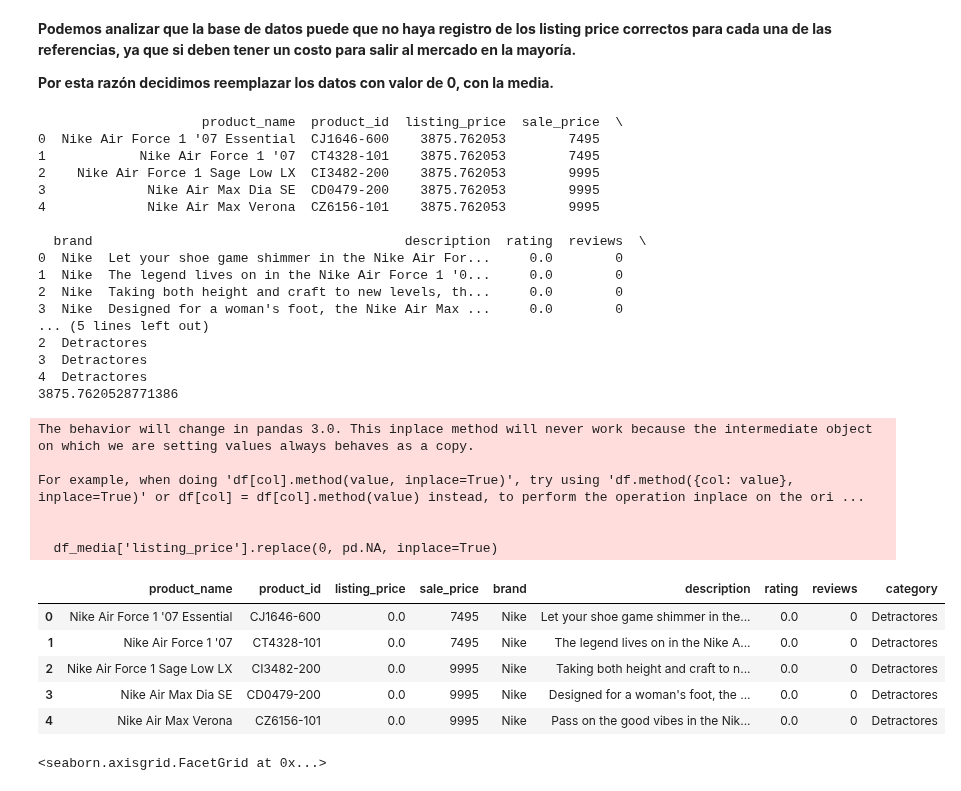
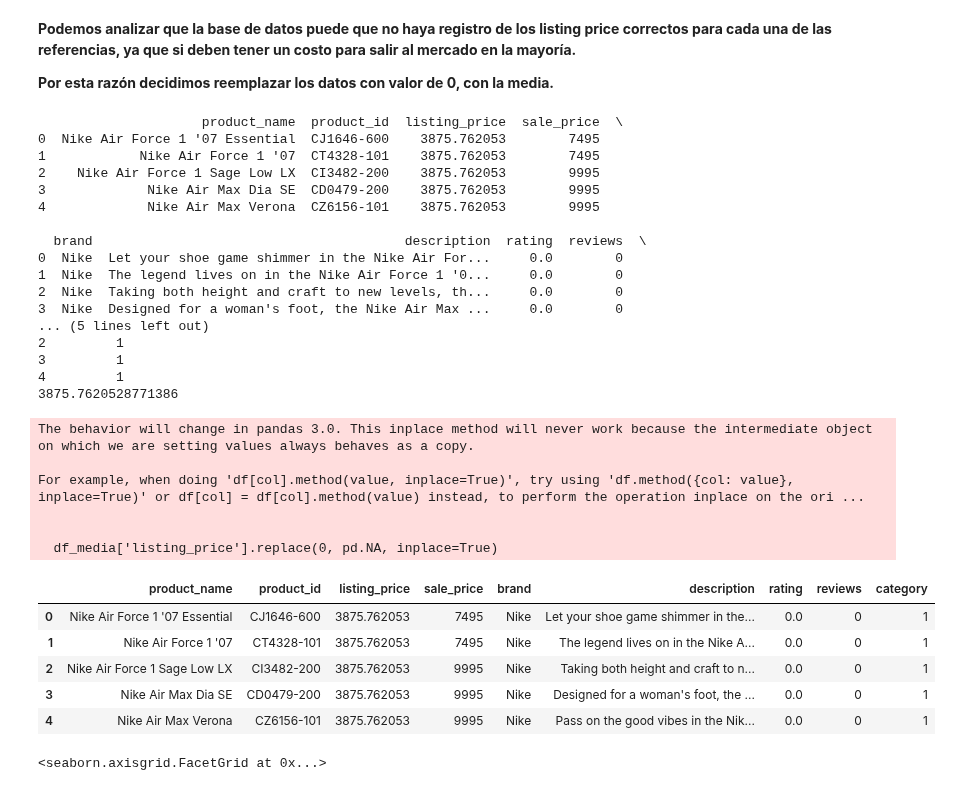
Before and after one commit to pau1ag/caso1, a Jupyter notebook: solucion_caso.ipynb, the cells around one changed output. Cells and saved outputs as stored; diff of their text form; code cells hidden in the pictures.

```diff
--- a/solucion_caso.ipynb
+++ b/solucion_caso.ipynb
@@ -207,17 +216,8 @@ Name: count, dtype: int64
 # %%
-leyendas = {1: 'Detractores', 2: 'Neutros', 3: 'Promotores'}
-
-# Reemplazar valores numéricos con leyendas
-df['category'] = df['category'].map(leyendas)
-
-# Graficar el gráfico de torta de la columna de categorización
+# Graficar el gráfico de pie de la columna "category" con etiquetas personalizadas
 plt.figure(figsize=(8, 8))
-df['category'].value_counts().plot(kind='pie', autopct='%1.1f%%', startangle=140)
-plt.title('Distribución de Categorización')
-plt.axis('equal')  # Equal aspect ratio ensures that pie is drawn as a circle.
-
-# Agregar leyenda personalizada
-
+df['category'].replace({1: 'Detractores', 2: 'Neutros', 3: 'Promotores'}).value_counts().plot(kind='pie', autopct='%1.1f%%', startangle=140)
+plt.title('Distribución de Categorías')
 
 # Mostrar el gráfico
 plt.show()
@@ -235,7 +235,7 @@ df_media = df.copy()
 df_media['listing_price'].replace(0, pd.NA, inplace=True)
 
 # Calcular la media de la columna "listing_price" excluyendo los valores NaN
-mediana_listing_price = df['listing_price'].mean()
+media_listing_price = df['listing_price'].mean()
 
 # Imputar los valores faltantes en la columna "listing_price" con la media calculada
 df_media['listing_price'].fillna(mediana_listing_price, inplace=True)
@@ -243,7 +243,7 @@ df_media['listing_price'].fillna(mediana_listing_price, inplace=True)
 # Imprimir las primeras filas del DataFrame con valores imputados
 print(df_media.head())
 
-print(mediana_listing_price)
+print(media_listing_price)
 # %% [output]
                      product_name  product_id  listing_price  sale_price  \
 0  Nike Air Force 1 '07 Essential  CJ1646-600    3875.762053        7495
@@ -258,9 +258,9 @@ print(mediana_listing_price)
 2  Nike  Taking both height and craft to new levels, th...     0.0        0
 3  Nike  Designed for a woman's foot, the Nike Air Max ...     0.0        0
 ... (5 lines left out)
-2  Detractores
-3  Detractores
-4  Detractores
+2         1
+3         1
+4         1
 3875.7620528771386
 The behavior will change in pandas 3.0. This inplace method will never work because the intermediate object on which we are setting values always behaves as a copy.
 
@@ -269,14 +269,14 @@ For example, when doing 'df[col].method(value, inplace=True)', try using 'df.met
 
   df_media['listing_price'].replace(0, pd.NA, inplace=True)
 # %%
-df_mediana.head()
+df_media.head()
 # %% [output]
 |  | product_name | product_id | listing_price | sale_price | brand | description | rating | reviews | category |
-| 0 | Nike Air Force 1 '07 Essential | CJ1646-600 | 0.0 | 7495 | Nike | Let your shoe game shimmer in the... | 0.0 | 0 | Detractores |
-| 1 | Nike Air Force 1 '07 | CT4328-101 | 0.0 | 7495 | Nike | The legend lives on in the Nike A... | 0.0 | 0 | Detractores |
-| 2 | Nike Air Force 1 Sage Low LX | CI3482-200 | 0.0 | 9995 | Nike | Taking both height and craft to n... | 0.0 | 0 | Detractores |
-| 3 | Nike Air Max Dia SE | CD0479-200 | 0.0 | 9995 | Nike | Designed for a woman's foot, the ... | 0.0 | 0 | Detractores |
-| 4 | Nike Air Max Verona | CZ6156-101 | 0.0 | 9995 | Nike | Pass on the good vibes in the Nik... | 0.0 | 0 | Detractores |
+| 0 | Nike Air Force 1 '07 Essential | CJ1646-600 | 3875.762053 | 7495 | Nike | Let your shoe game shimmer in the... | 0.0 | 0 | 1 |
+| 1 | Nike Air Force 1 '07 | CT4328-101 | 3875.762053 | 7495 | Nike | The legend lives on in the Nike A... | 0.0 | 0 | 1 |
+| 2 | Nike Air Force 1 Sage Low LX | CI3482-200 | 3875.762053 | 9995 | Nike | Taking both height and craft to n... | 0.0 | 0 | 1 |
+| 3 | Nike Air Max Dia SE | CD0479-200 | 3875.762053 | 9995 | Nike | Designed for a woman's foot, the ... | 0.0 | 0 | 1 |
+| 4 | Nike Air Max Verona | CZ6156-101 | 3875.762053 | 9995 | Nike | Pass on the good vibes in the Nik... | 0.0 | 0 | 1 |
 # %%
 sns.displot(data=df_media, x="listing_price", kde=True)
 # %% [output]
```
Also changed, not shown: parts of 21 cells of this notebook.
